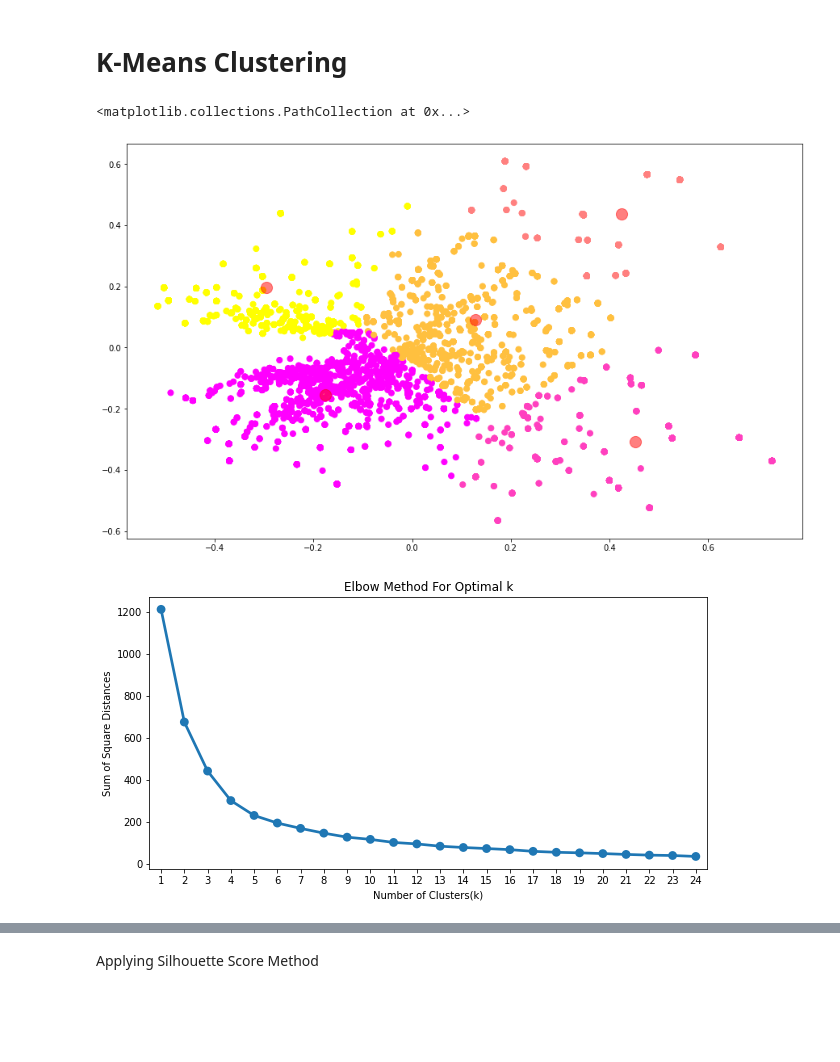
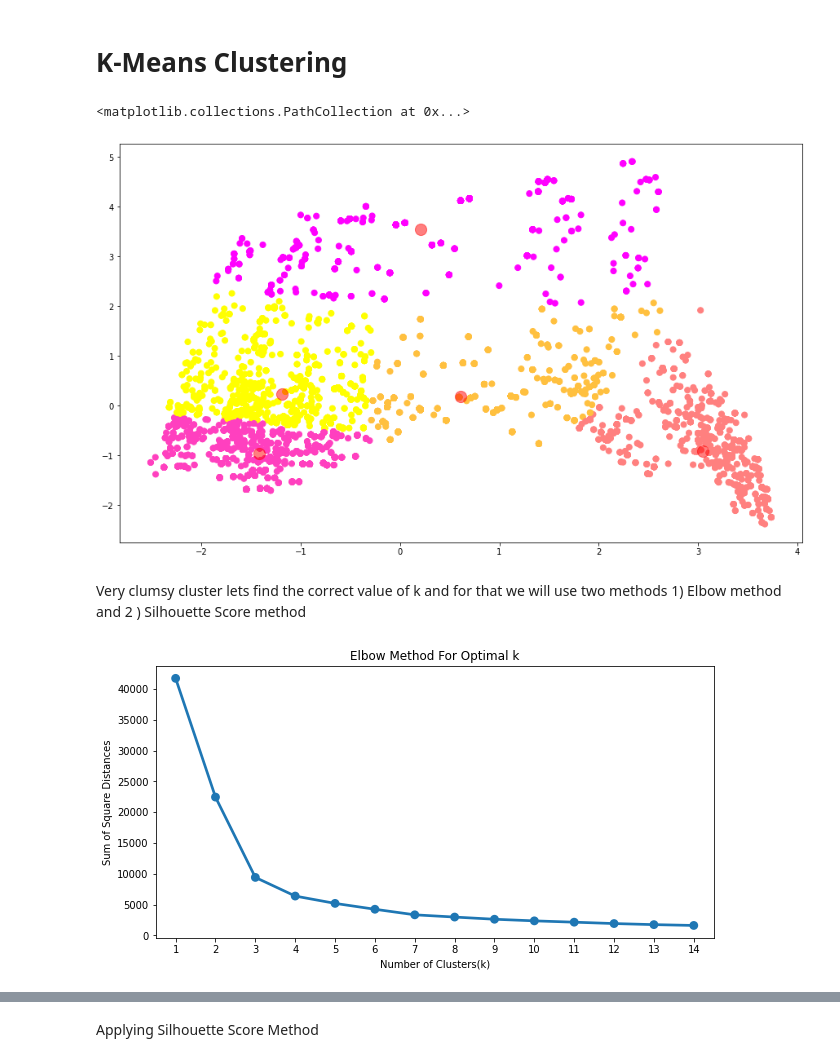
Before and after one commit to kiran2424/Netflix-Movies-and-TV-Shows-Clustering, a Jupyter notebook: NETFLIX_MOVIES_AND_TV_SHOWS_CLUSTERING.ipynb, the cells around one changed output, grey strips where cells are left out. Drawn from its saved outputs; the diff is of its cells as text; code cells hidden in the pictures; blank space fills up the shorter version.

```diff
--- a/NETFLIX_MOVIES_AND_TV_SHOWS_CLUSTERING.ipynb
+++ b/NETFLIX_MOVIES_AND_TV_SHOWS_CLUSTERING.ipynb
@@ -488,8 +505,8 @@ data_normalized = normalize(X_scaled)
 from sklearn.decomposition import PCA
 # %%
 pca = PCA(n_components=2)
-pca.fit(data_normalized)
-data_transformed = pca.transform(data_normalized)
+pca.fit(X_scaled)
+data_transformed = pca.transform(X_scaled)
 # %%
 data_transformed
 # %% [output]
@@ -531,20 +548,22 @@ centers = kmeans.cluster_centers_
 plt.scatter(centers[:, 0], centers[:, 1], c='red', s=200, alpha=0.5)
 # %% [output]
 <matplotlib.collections.PathCollection at 0x...>
-[figure, old version]
+[figure, new version]
+# %% [markdown]
+Very clumsy cluster lets find the correct value of k and for that we will use two methods 1) Elbow method and 2 ) Silhouette Score method
 # %%
 sum_of_sq_dist = {}
-for k in range(1,25):
-    km = KMeans(n_clusters= k, init= 'k-means++', max_iter= 1000)
+for k in range(1,15):
+    km = KMeans(n_clusters= k)
     km = km.fit(data_transformed)
     sum_of_sq_dist[k] = km.inertia_
 
 #Plot the graph for the sum of square distance values and Number of Clusters
 plt.figure(figsize=(10,5))
 sns.pointplot(x = list(sum_of_sq_dist.keys()), y = list(sum_of_sq_dist.values()))
 plt.xlabel('Number of Clusters(k)')
 plt.ylabel('Sum of Square Distances')
 plt.title('Elbow Method For Optimal k')
 plt.show()
 # %% [output]
-[figure, old version]
+[figure, new version]
```
Also changed, not shown: parts of 28 cells of this notebook.
